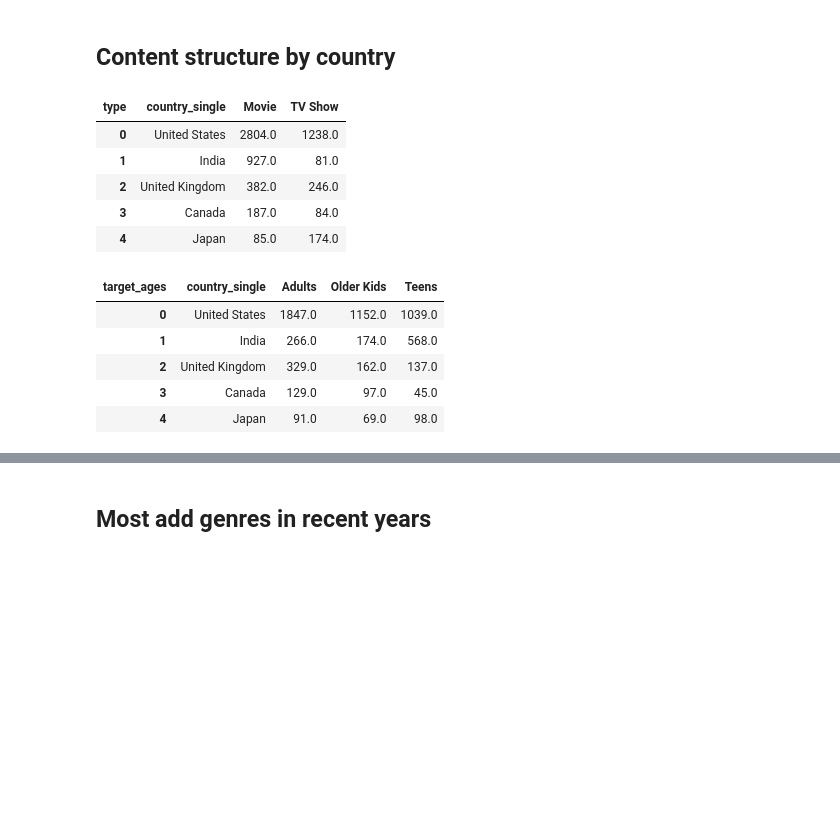
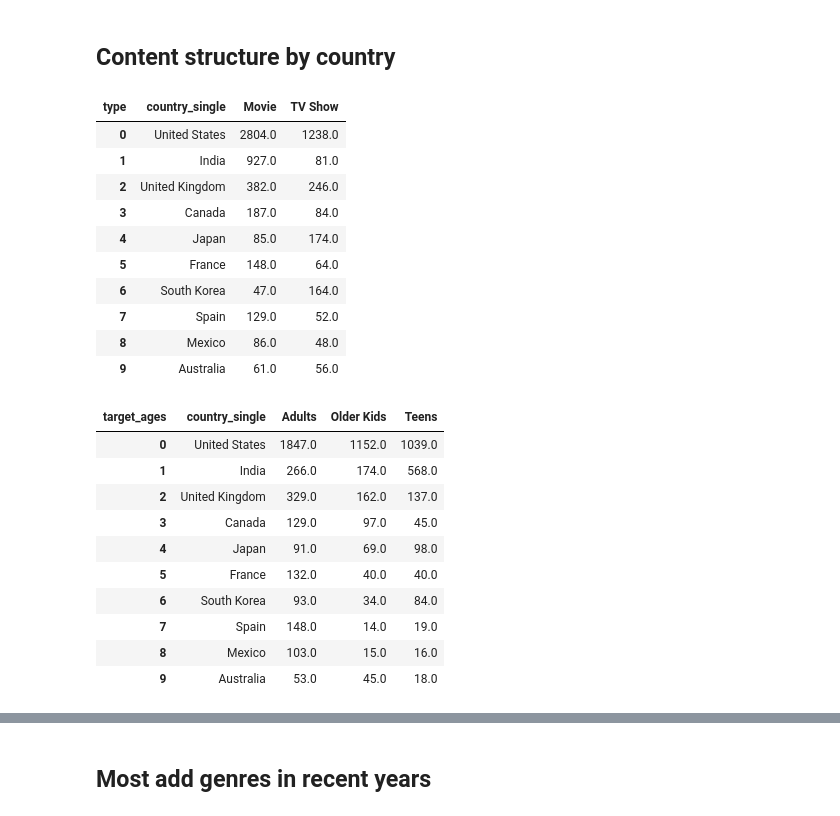
Before and after one commit to nguyen-tr-thuc/Netflix-Movies-and-TV-Shows, a Jupyter notebook: netflix_project.ipynb, the cells around one changed output, grey strips where cells are left out. Cells and saved outputs as stored; diff of their text form; code cells hidden in the pictures; blank space fills up the shorter version.

```diff
--- a/netflix_project.ipynb
+++ b/netflix_project.ipynb
@@ -516,7 +573,7 @@ from collections import Counter
 # %%
 from plotly.subplots import make_subplots
 # %%
-country_order = df['country_single'].value_counts()[:5].index
+country_order = df['country_single'].value_counts()[:10].index
 countryVScontent = df[['type', 'country_single']].groupby('country_single')['type'].value_counts().unstack().loc[country_order].reset_index()
 countryVScontent
 # %% [output]
@@ -526,6 +583,11 @@ countryVScontent
 | 2 | United Kingdom | 382.0 | 246.0 |
 | 3 | Canada | 187.0 | 84.0 |
 | 4 | Japan | 85.0 | 174.0 |
+| 5 | France | 148.0 | 64.0 |
+| 6 | South Korea | 47.0 | 164.0 |
+| 7 | Spain | 129.0 | 52.0 |
+| 8 | Mexico | 86.0 | 48.0 |
+| 9 | Australia | 61.0 | 56.0 |
 # %%
 fig = go.Figure()
 
@@ -569,13 +631,18 @@ fig.update_layout(
 
 fig.show()
 # %%
-country_order = df['country_single'].value_counts()[:5].index
+country_order = df['country_single'].value_counts()[:10].index
 countryVStarget_ages = df[['target_ages', 'country_single']].groupby('country_single')['target_ages'].value_counts().unstack().loc[country_order].reset_index()
 countryVStarget_ages
 # %% [output]
 | target_ages | country_single | Adults | Older Kids | Teens |
 | 0 | United States | 1847.0 | 1152.0 | 1039.0 |
 | 1 | India | 266.0 | 174.0 | 568.0 |
 | 2 | United Kingdom | 329.0 | 162.0 | 137.0 |
 | 3 | Canada | 129.0 | 97.0 | 45.0 |
 | 4 | Japan | 91.0 | 69.0 | 98.0 |
+| 5 | France | 132.0 | 40.0 | 40.0 |
+| 6 | South Korea | 93.0 | 34.0 | 84.0 |
+| 7 | Spain | 148.0 | 14.0 | 19.0 |
+| 8 | Mexico | 103.0 | 15.0 | 16.0 |
+| 9 | Australia | 53.0 | 45.0 | 18.0 |
```
Also changed, not shown: parts of 49 cells of this notebook.
